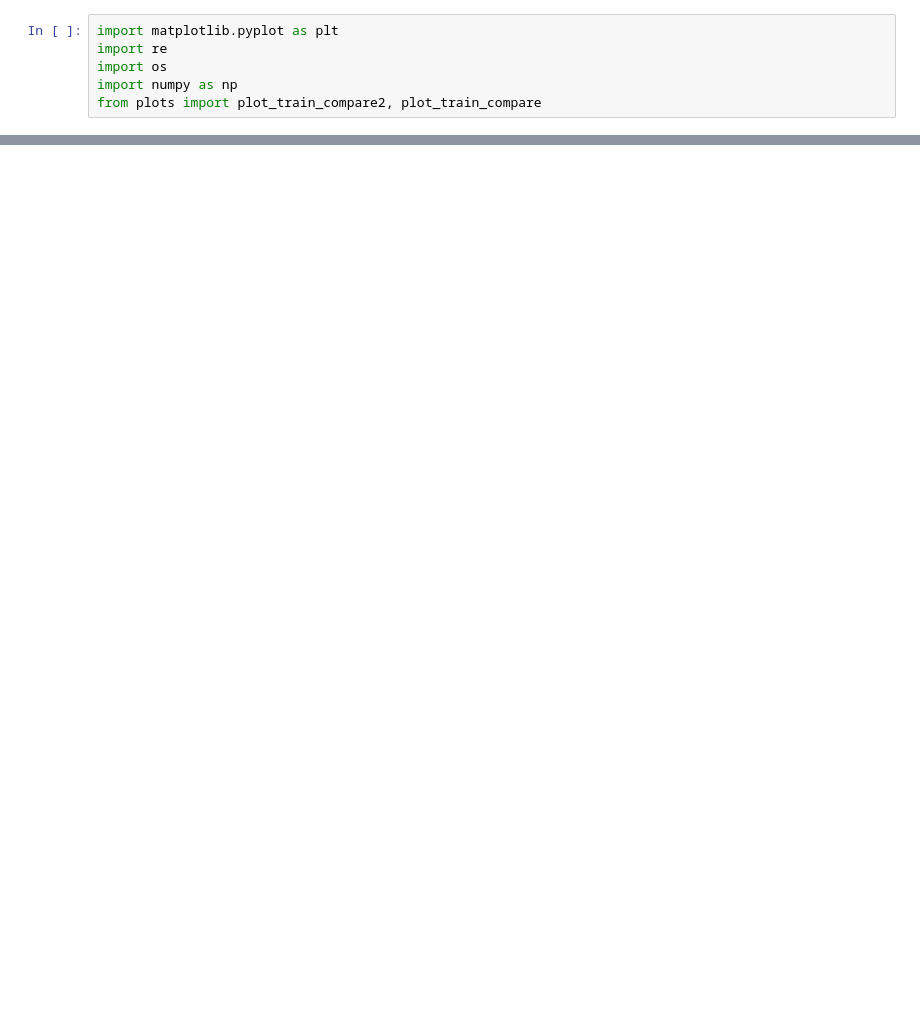
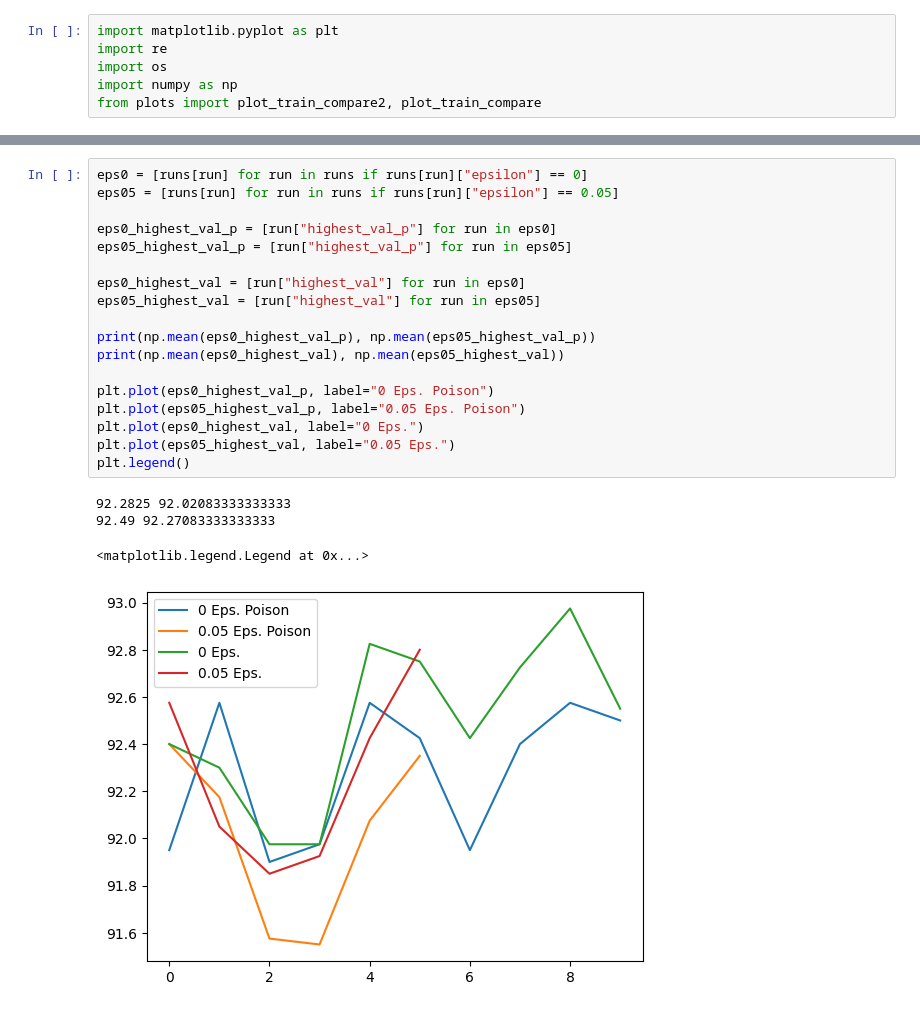
Before and after one commit to awesomealex1/minf2, a Jupyter notebook: hp_exploration.ipynb, the cells around one changed output, grey strips where cells are left out. Saved outputs shown, nothing was run; the diff lists cells and outputs as text; blank space fills up the shorter version.

```diff
--- a/hp_exploration.ipynb
+++ b/hp_exploration.ipynb
@@ -106,0 +115,23 @@ print(np.mean(it25_highest_val), np.mean(it50_highest_val))
+# %%
+eps0 = [runs[run] for run in runs if runs[run]["epsilon"] == 0]
+eps05 = [runs[run] for run in runs if runs[run]["epsilon"] == 0.05]
+
+eps0_highest_val_p = [run["highest_val_p"] for run in eps0]
+eps05_highest_val_p = [run["highest_val_p"] for run in eps05]
+
+eps0_highest_val = [run["highest_val"] for run in eps0]
+eps05_highest_val = [run["highest_val"] for run in eps05]
+
+print(np.mean(eps0_highest_val_p), np.mean(eps05_highest_val_p))
+print(np.mean(eps0_highest_val), np.mean(eps05_highest_val))
+
+plt.plot(eps0_highest_val_p, label="0 Eps. Poison")
+plt.plot(eps05_highest_val_p, label="0.05 Eps. Poison")
+plt.plot(eps0_highest_val, label="0 Eps.")
+plt.plot(eps05_highest_val, label="0.05 Eps.")
+plt.legend()
+# %% [output]
+92.2825 92.02083333333333
+92.49 92.27083333333333
+<matplotlib.legend.Legend at 0x...>
+[figure, added]
```
Also changed, not shown: parts of 5 cells of this notebook, 5 other files.
